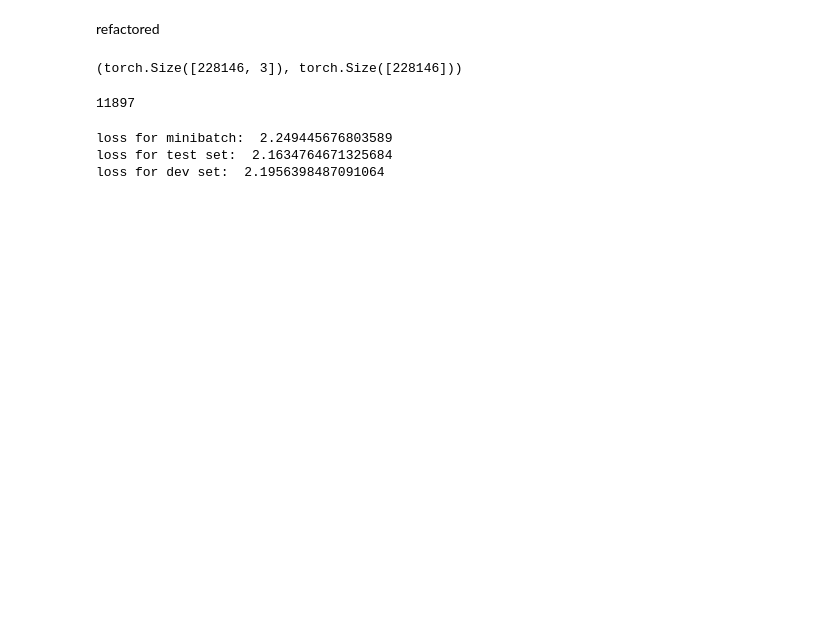
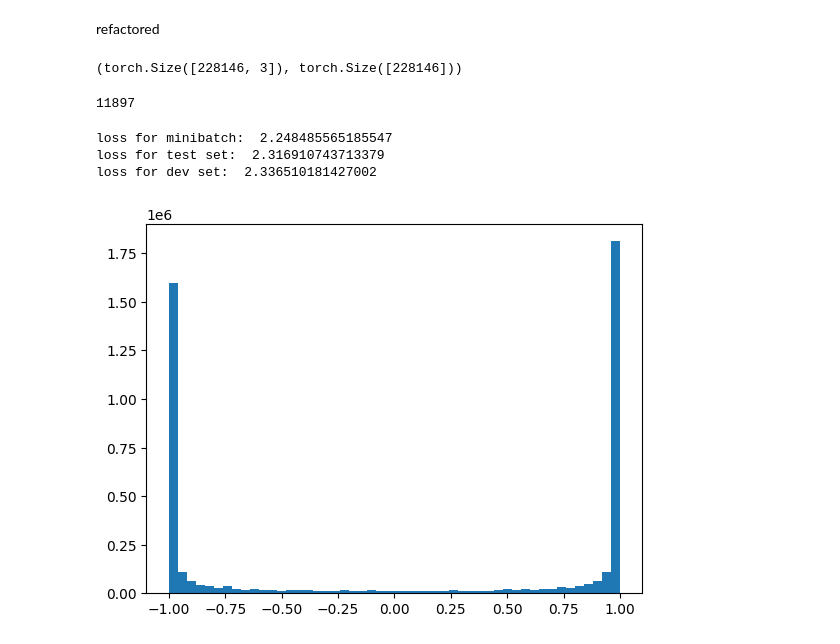
Before and after one commit to GreenCrimea/Learning_Transformers, a Jupyter notebook: Makemore.ipynb, the cells around one changed output. Cells and saved outputs as stored; diff of their text form; code cells hidden in the pictures; blank space fills up the shorter version.

```diff
--- a/Makemore.ipynb
+++ b/Makemore.ipynb
@@ -481,7 +481,7 @@ lossi = []
 lre = torch.linspace(-3, 0, 1000)
 lrs = 10**lre
 # %%
-for i in range(100000):
+for i in range(10000):
 
     #create minibatches
     ix = torch.randint(0, Xtr.shape[0], (128,))
@@ -524,6 +524,10 @@ logits = h @ W2 + b2
 loss = F.cross_entropy(logits, Ydev)
 print("loss for dev set: ", loss.item())
 # %% [output]
-loss for minibatch:  2.249445676803589
-loss for test set:  2.1634764671325684
-loss for dev set:  2.1956398487091064
+loss for minibatch:  2.248485565185547
+loss for test set:  2.316910743713379
+loss for dev set:  2.336510181427002
+# %%
+plt.hist(h.view(-1).tolist(), 50);
+# %% [output]
+[figure, added]
```
Also changed, not shown: parts of 21 cells of this notebook.
